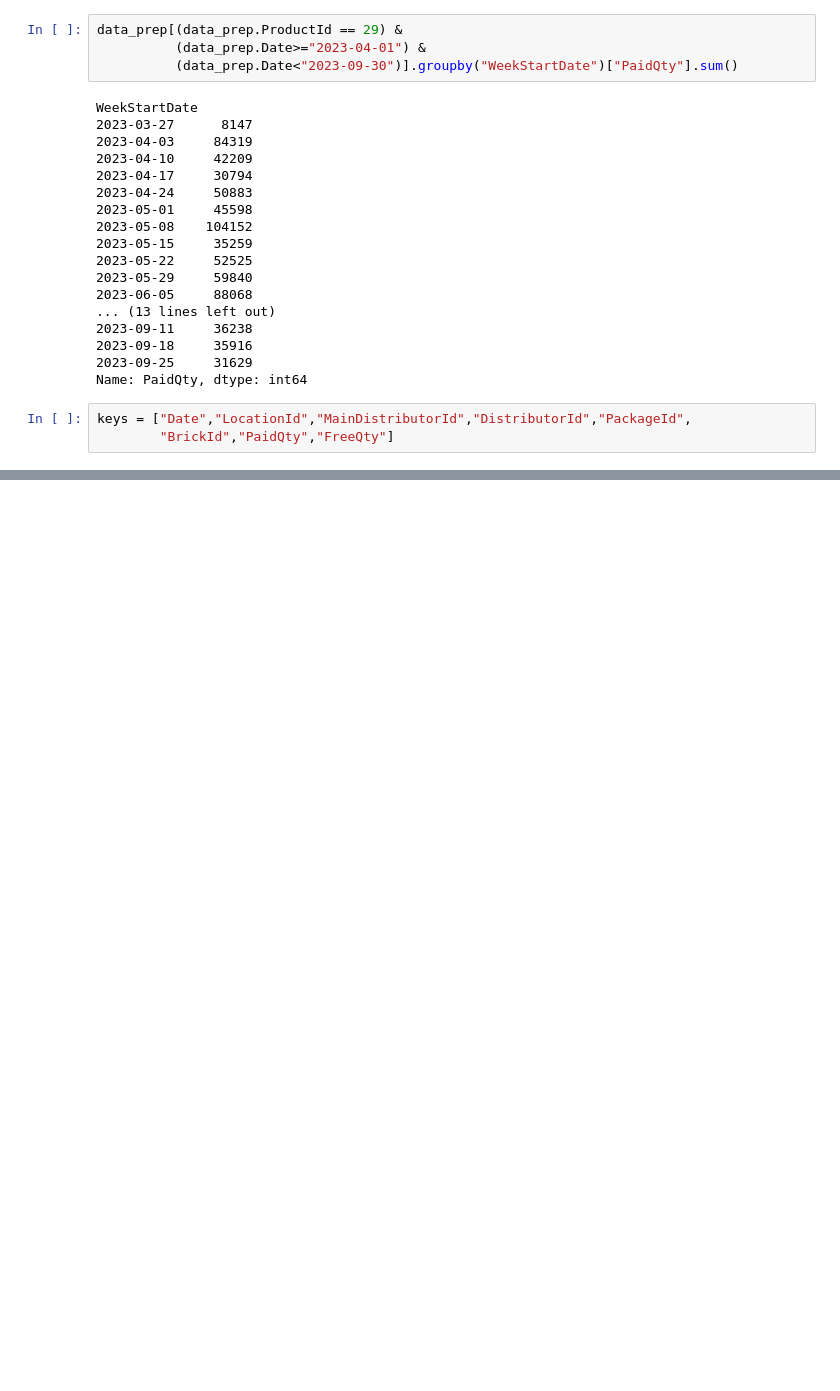
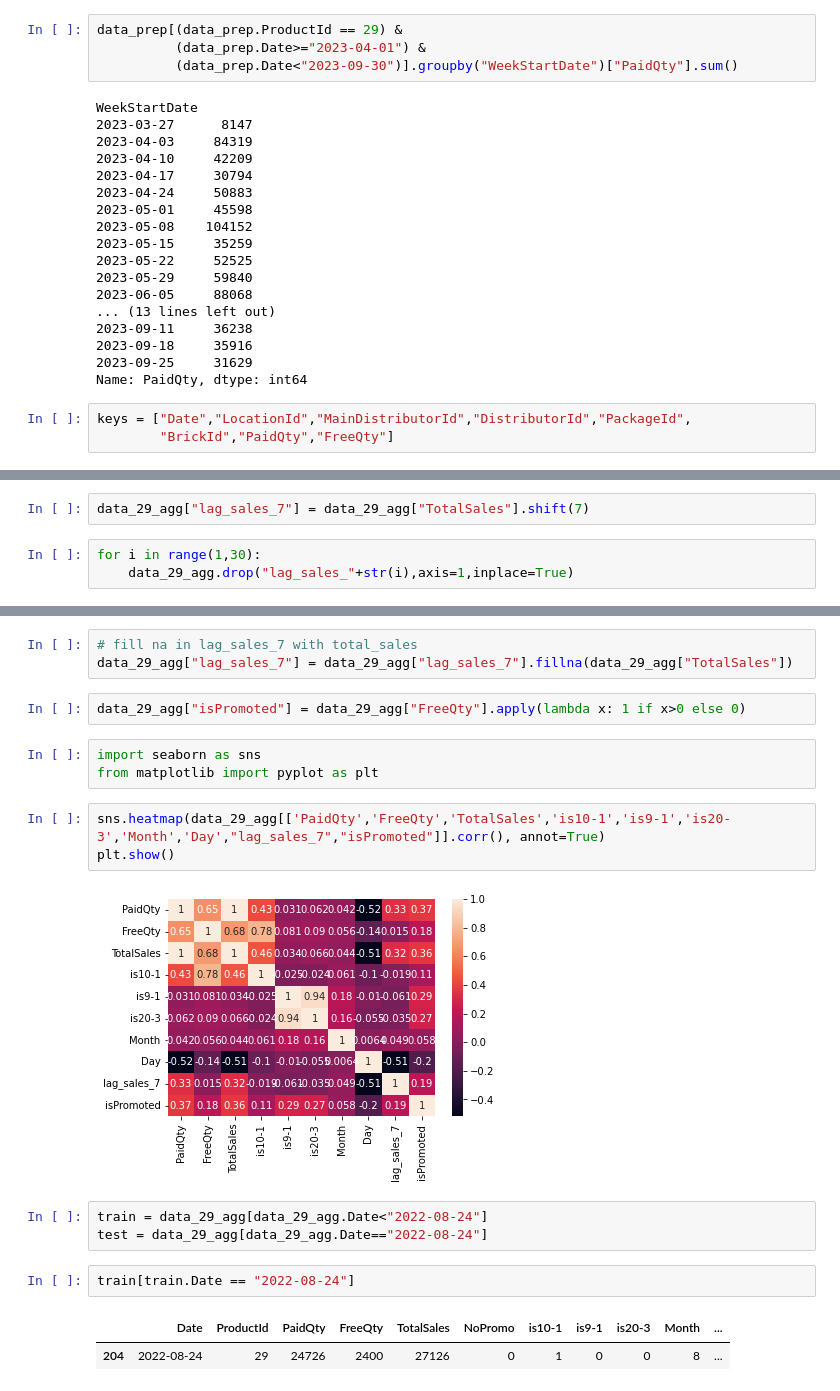
Before and after one commit to ayigitdogan/PharmaProject, a Jupyter notebook: PromotionAnalysis.ipynb, the cells around one changed output, grey strips where cells are left out. Saved outputs shown, nothing was run; the diff lists cells and outputs as text; blank space fills up the shorter version.

```diff
--- a/PromotionAnalysis.ipynb
+++ b/PromotionAnalysis.ipynb
@@ -125,0 +215,5 @@ data_prep2.groupby(keys).filter(lambda x : x.len()>1)
+# %%
+data_29_agg["lag_sales_7"] = data_29_agg["TotalSales"].shift(7)
+# %%
+for i in range(1,30):
+    data_29_agg.drop("lag_sales_"+str(i),axis=1,inplace=True)
@@ -125,0 +240,21 @@ data_prep2.groupby(keys).filter(lambda x : x.len()>1)
+# %%
+# fill na in lag_sales_7 with total_sales
+data_29_agg["lag_sales_7"] = data_29_agg["lag_sales_7"].fillna(data_29_agg["TotalSales"])
+# %%
+data_29_agg["isPromoted"] = data_29_agg["FreeQty"].apply(lambda x: 1 if x>0 else 0)
+# %%
+import seaborn as sns
+from matplotlib import pyplot as plt
+# %%
+sns.heatmap(data_29_agg[['PaidQty','FreeQty','TotalSales','is10-1','is9-1','is20-3','Month','Day',"lag_sales_7","isPromoted"]].corr(), annot=True)
+plt.show()
+# %% [output]
+[figure, added]
+# %%
+train = data_29_agg[data_29_agg.Date<"2022-08-24"]
+test = data_29_agg[data_29_agg.Date=="2022-08-24"]
+# %%
+train[train.Date == "2022-08-24"]
+# %% [output]
+|  | Date | ProductId | PaidQty | FreeQty | TotalSales | NoPromo | is10-1 | is9-1 | is20-3 | Month | ... |
+| 204 | 2022-08-24 | 29 | 24726 | 2400 | 27126 | 0 | 1 | 0 | 0 | 8 | ... |
```
Also changed, not shown: parts of 20 cells of this notebook.
